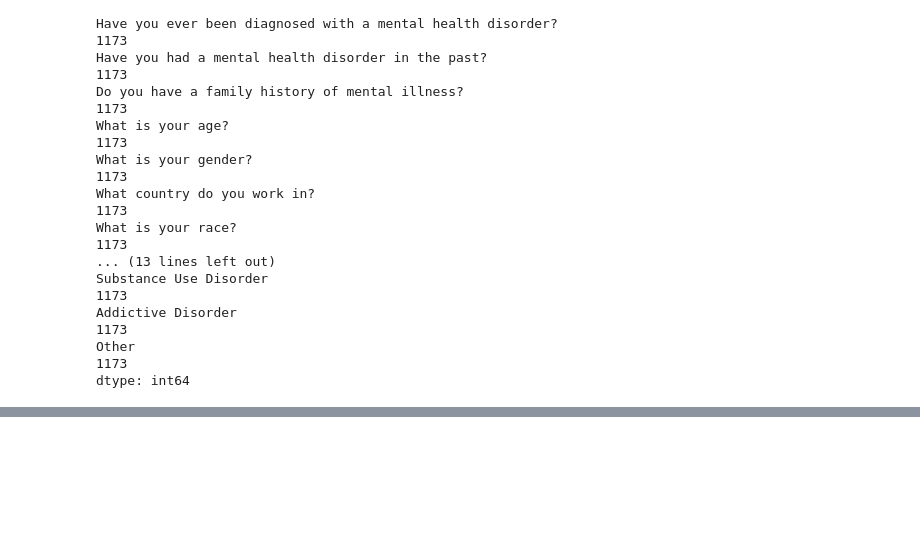
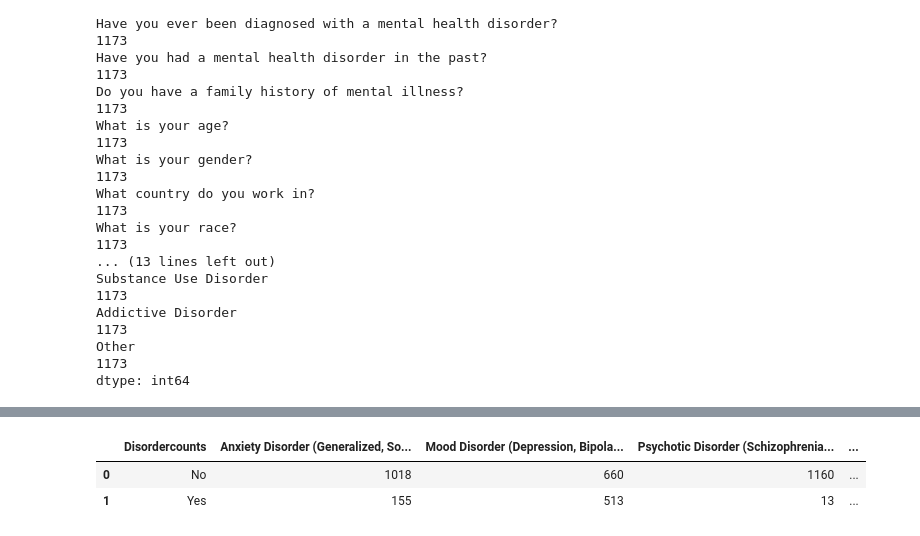
Before and after one commit to yseanlei/weatherpy, a Jupyter notebook: seancode.ipynb, the cells around one changed output, grey strips where cells are left out. Drawn from its saved outputs; the diff is of its cells as text; code cells hidden in the pictures; blank space fills up the shorter version.

```diff
--- a/seancode.ipynb
+++ b/seancode.ipynb
@@ -71,0 +97,15 @@ age
+# %%
+# Most prevalent disorders
+headers=list(datafile.columns)
+firstdisorderindex=headers.index("Anxiety Disorder (Generalized, Social, Phobia, etc)")
+Disorders=headers[firstdisorderindex:]
+Disorderfile=pd.DataFrame({"Disordercounts":["No","Yes"]})
+Disorderfile.set_index("Disordercounts")
+for disorder in Disorders:
+    counts=list(datafile[disorder].value_counts())
+    Disorderfile[disorder]=counts
+Disorderfile
+# %% [output]
+|  | Disordercounts | Anxiety Disorder (Generalized, So... | Mood Disorder (Depression, Bipola... | Psychotic Disorder (Schizophrenia... | ... |
+| 0 | No | 1018 | 660 | 1160 | ... |
+| 1 | Yes | 155 | 513 | 13 | ... |
```
Also changed, not shown: parts of 11 cells of this notebook.
